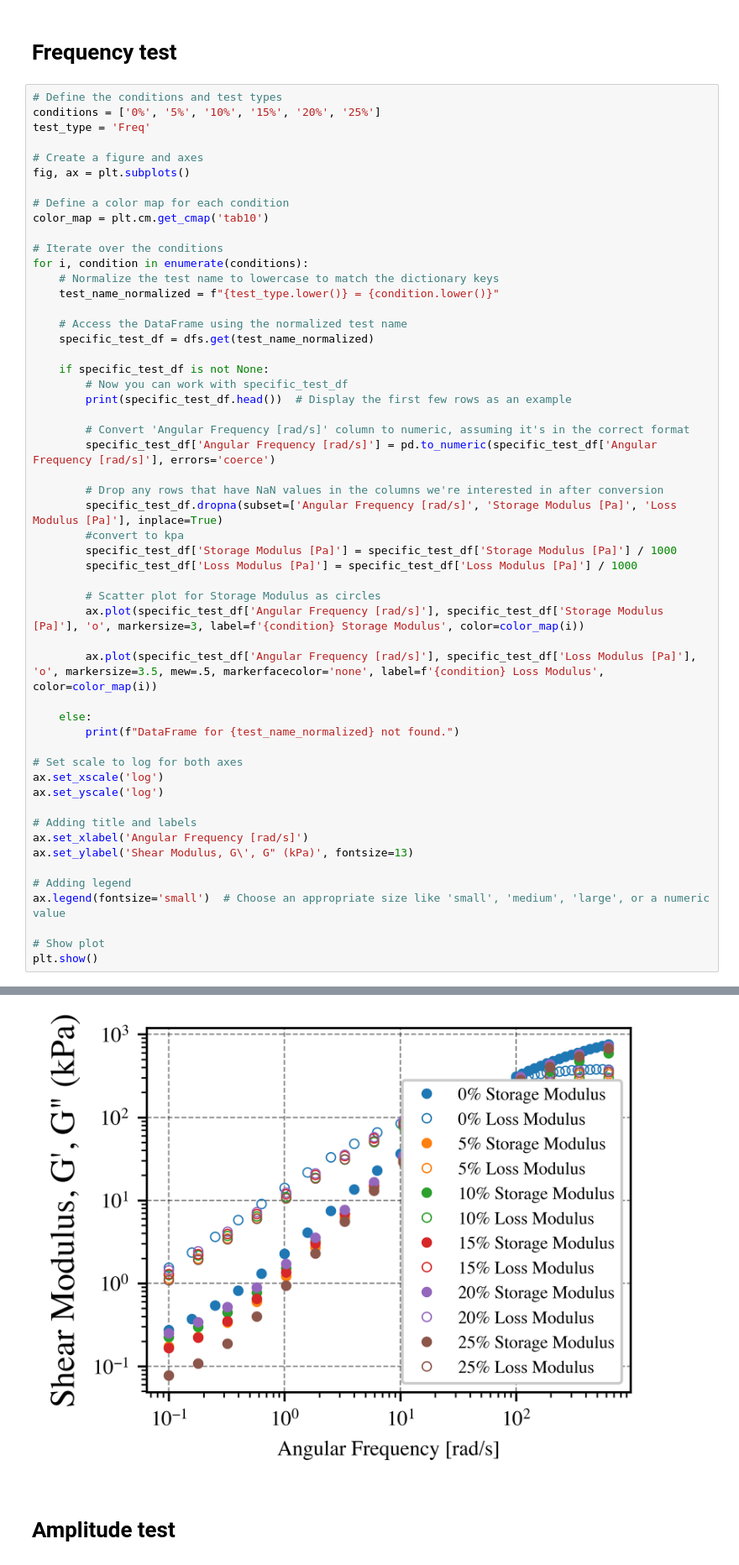
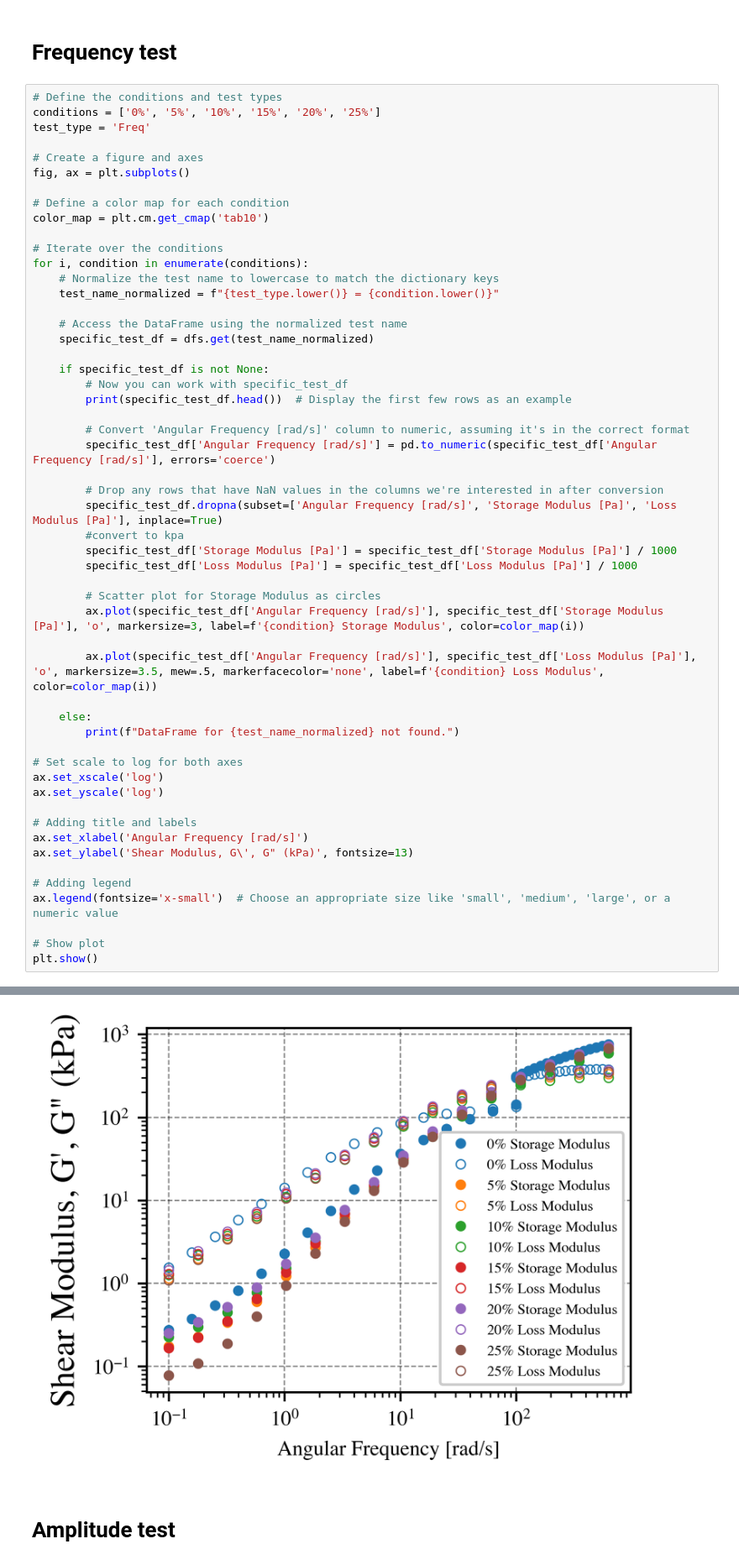
Before and after one commit to te5msride/Rheology, a Jupyter notebook: rheology.ipynb, the cells around one changed output, grey strips where cells are left out. Shown at 84% size. Cells and saved outputs as stored; diff of their text form.

```diff
--- a/rheology.ipynb
+++ b/rheology.ipynb
@@ -187,35 +187,35 @@ for i, condition in enumerate(conditions):
 # Set scale to log for both axes
 ax.set_xscale('log')
 ax.set_yscale('log')
 
 # Adding title and labels
 ax.set_xlabel('Angular Frequency [rad/s]')
 ax.set_ylabel('Shear Modulus, G\', G" (kPa)', fontsize=13)
 
 # Adding legend
-ax.legend(fontsize='small')  # Choose an appropriate size like 'small', 'medium', 'large', or a numeric value
+ax.legend(fontsize='x-small')  # Choose an appropriate size like 'small', 'medium', 'large', or a numeric value
 
 # Show plot
 plt.show()
 # %% [output]
    Point No. Angular Frequency [rad/s] Storage Modulus [Pa] Loss Modulus [Pa]  \
 0        1.0                       100               142110            133530
 1        2.0                      63.1               119140            126400
 2        3.0                      39.8                94973            118120
 3        4.0                      25.1                72832            110420
 4        5.0                      15.8                53700             99576
 
   Loss Factor [1] Shear Strain [%] Shear Stress [Pa] Torque [mN·m]
 0            0.94                1            1952.7        8.9989
 1           1.061                1            1738.5        8.0119
 2           1.244                1            1515.5        6.9843
 3           1.516            0.992            1312.7        6.0493
 ... (97 lines left out)
 1              6431        29.637
 2            5178.3        23.864
 3              3991        18.392
 4            2935.3        13.527
-[figure, old version]
+[figure, new version]
 # %% [markdown]
 # Amplitude test
 # %%
```
Also changed, not shown: parts of 2 cells of this notebook.
